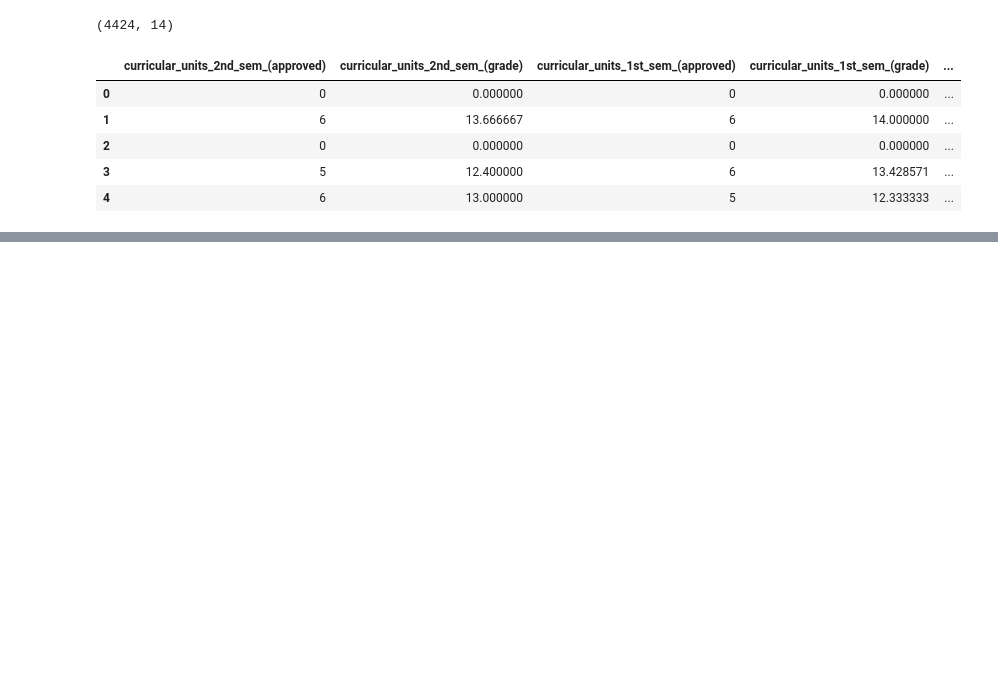
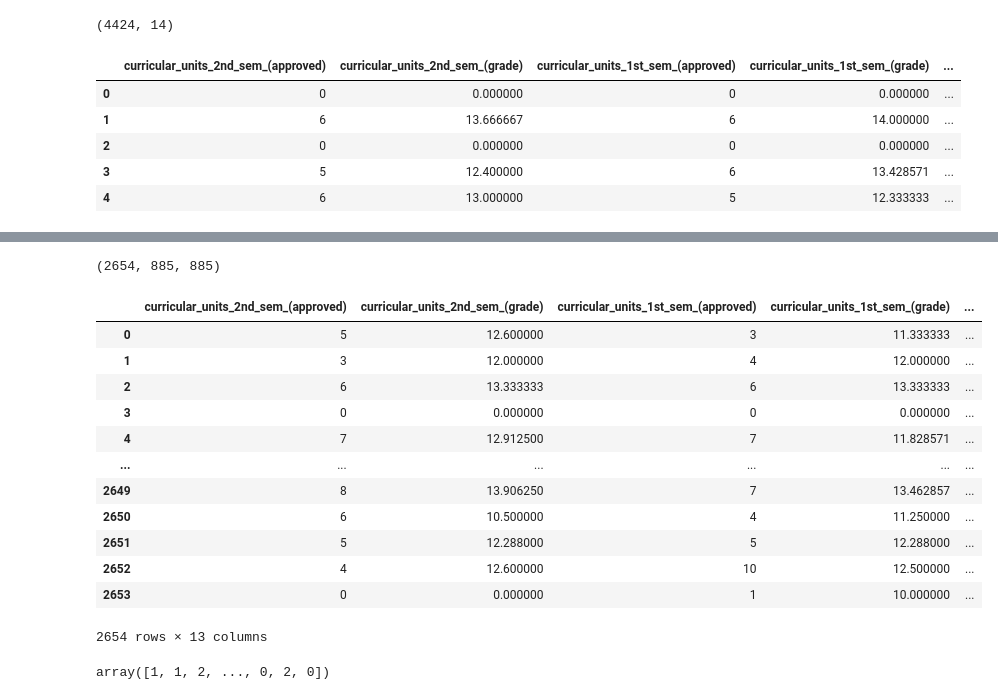
Before and after one commit to ranga4all1/student-dropout-and-success-prediction, a Jupyter notebook: notebooks/notebook.ipynb, the cells around one changed output, grey strips where cells are left out. Drawn from its saved outputs; the diff is of its cells as text; code cells hidden in the pictures; blank space fills up the shorter version.

```diff
--- a/notebooks/notebook.ipynb
+++ b/notebooks/notebook.ipynb
@@ -360,0 +377,11 @@ df_features.head()
+# %%
+df_full_train, df_test = train_test_split(df, test_size=0.2, random_state=13)
+df_train, df_val = train_test_split(df_full_train, test_size=0.25, random_state=13)
+# %%
+len(df_train), len(df_val), len(df_test)
+# %% [output]
+(2654, 885, 885)
+# %%
+df_train = df_train.reset_index(drop=True)
+df_val = df_val.reset_index(drop=True)
+df_test = df_test.reset_index(drop=True)
@@ -360,0 +392,25 @@ df_features.head()
+# %%
+# Drop column 'target'
+df_train.drop('target', axis=1, inplace=True)
+df_val.drop('target', axis=1, inplace=True)
+df_test.drop('target', axis=1, inplace=True)
+# %%
+df_train
+# %% [output]
+|  | curricular_units_2nd_sem_(approved) | curricular_units_2nd_sem_(grade) | curricular_units_1st_sem_(approved) | curricular_units_1st_sem_(grade) | ... |
+| 0 | 5 | 12.600000 | 3 | 11.333333 | ... |
+| 1 | 3 | 12.000000 | 4 | 12.000000 | ... |
+| 2 | 6 | 13.333333 | 6 | 13.333333 | ... |
+| 3 | 0 | 0.000000 | 0 | 0.000000 | ... |
+| 4 | 7 | 12.912500 | 7 | 11.828571 | ... |
+| ... | ... | ... | ... | ... | ... |
+| 2649 | 8 | 13.906250 | 7 | 13.462857 | ... |
+| 2650 | 6 | 10.500000 | 4 | 11.250000 | ... |
+| 2651 | 5 | 12.288000 | 5 | 12.288000 | ... |
+| 2652 | 4 | 12.600000 | 10 | 12.500000 | ... |
+| 2653 | 0 | 0.000000 | 1 | 10.000000 | ... |
+2654 rows × 13 columns
+# %%
+y_train
+# %% [output]
+array([1, 1, 2, ..., 0, 2, 0])
```
Also changed, not shown: parts of 20 cells of this notebook.
